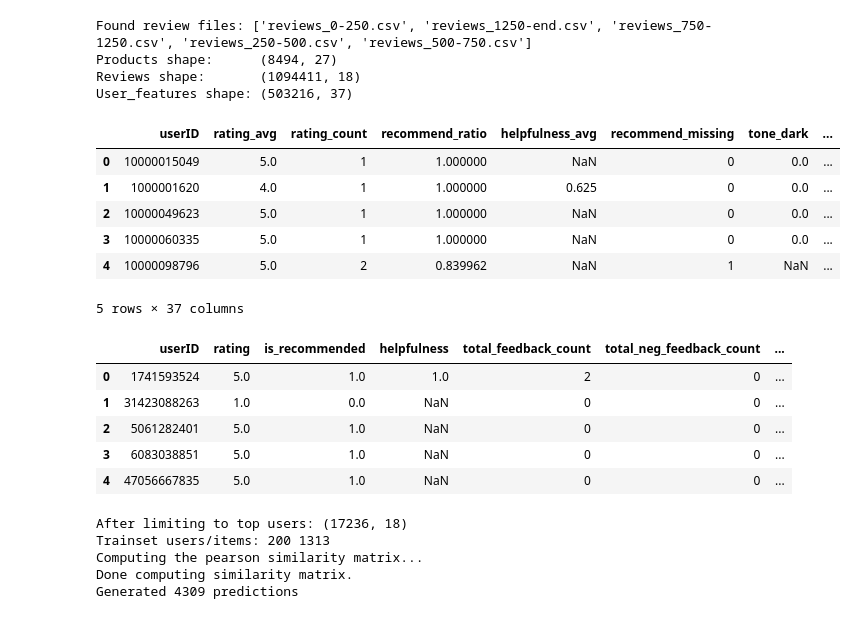
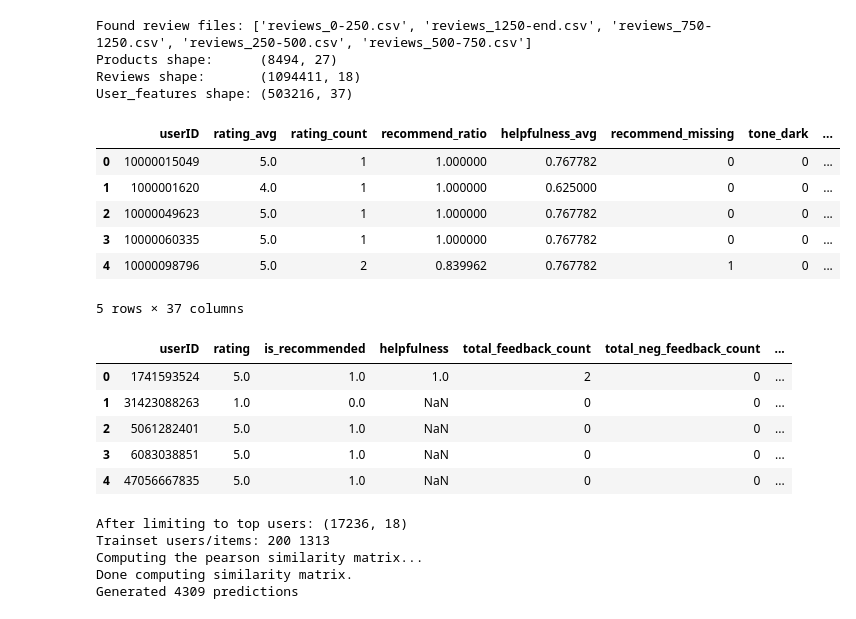
Before and after one commit to nurs-1502/Web_Mining_Project, a Jupyter notebook: Updated_Recommender_System.ipynb, the cells around one changed output. Saved outputs shown, nothing was run; the diff lists cells and outputs as text; code cells hidden in the pictures.

```diff
--- a/Updated_Recommender_System.ipynb
+++ b/Updated_Recommender_System.ipynb
@@ -7,7 +7,7 @@ my_seed = 0
 random.seed(my_seed)
 np.random.seed(my_seed)
 # %%
-# ─── Cell 2: Imports, Load & Clean Data, Build Full User Features ─────────────
+# ─── Cell 2: Imports, Load & Clean Data, Build & Clean User Features ───────────
 import os
 import pandas as pd
 
@@ -32,7 +32,6 @@ products['itemID'] = products['itemID'].astype(str)
 review_files = [f for f in os.listdir(dataset_folder) if f.startswith('reviews')]
 print("Found review files:", review_files)
 
-# Read and clean each reviews file
 dfs = []
 for f in review_files:
     df = pd.read_csv(os.path.join(dataset_folder, f), low_memory=False)
@@ -40,28 +39,21 @@ for f in review_files:
     dfs.append(df)
 reviews = pd.concat(dfs, ignore_index=True)
 
-# Standardize column names
 reviews = reviews.rename(columns={
     'author_id':   'userID',
     'product_id':  'itemID',
     'rating':      'rating',
     'review_text': 'review_text'
 })
-
-# Cast types & handle missing ratings
 reviews['userID'] = reviews['userID'].astype(str)
 reviews['itemID'] = reviews['itemID'].astype(str)
 reviews['rating'] = pd.to_numeric(reviews['rating'], errors='coerce')
-# For CF models we drop rows without ratings
 reviews = reviews.dropna(subset=['rating'])
 reviews['rating'] = reviews['rating'].astype(float)
-
-# Ensure review_text is string
 reviews['review_text'] = reviews.get('review_text','').fillna('').astype(str)
 
 # 2.4 Build full user_features as per teammate’s selection
 
-# 2.4.1 Numeric aggregates
 user_stats = (
     reviews
       .groupby('userID')
@@ -73,52 +65,59 @@ user_stats = (
       )
 )
 
-# 2.4.2 Missing‐flag & imputation for recommend_ratio
 user_stats['recommend_missing'] = user_stats['recommend_ratio'].isna().astype(int)
 global_recommend = reviews['is_recommended'].mean()
 user_stats['recommend_ratio'] = user_stats['recommend_ratio'].fillna(global_recommend)
 
-# 2.4.3 First‐review profile fields
 profile = (
     reviews
       .sort_values('submission_time')
       .dropna(subset=['skin_tone','skin_type','eye_color','hair_color'])
       .groupby('userID')
       .first()[['skin_tone','skin_type','eye_color','hair_color']]
 )
 
-# 2.4.4 One‐hot encode each profile dimension
-# 2.4.4 One‐hot encode each profile dimension (force 0/1 ints)
 tone_dummies = pd.get_dummies(profile['skin_tone'], prefix='tone').astype(int)
 type_dummies = pd.get_dummies(profile['skin_type'], prefix='type').astype(int)
 eye_dummies  = pd.get_dummies(profile['eye_color'], prefix='eye').astype(int)
 hair_dummies = pd.get_dummies(profile['hair_color'], prefix='hair').astype(int)
-
 
 user_profile = pd.concat(
     [profile.index.to_series(), tone_dummies, type_dummies, eye_dummies, hair_dummies],
     axis=1
 ).set_index('userID')
 
-# 2.4.5 Merge stats + profile
 user_features = user_stats.join(user_profile, how='left').reset_index()
+
+# ─── Fill any remaining NaNs in user_features ──────────────────────────────────
+# 1) Fill helpfulness_avg with global mean
+global_help = reviews['helpfulness'].mean()
+user_features['helpfulness_avg'] = user_features['helpfulness_avg'].fillna(global_help)
+
+# 2) Fill numeric columns with 0
+num_cols   = ['rating_avg','rating_count','recommend_ratio','helpfulness_avg','recommend_missing']
+user_features[num_cols] = user_features[num_cols].fillna(0)
+
+# 3) Fill all dummies with 0
+dummy_cols = [c for c in user_features.columns if c.startswith(('tone_','type_','eye_','hair_'))]
+user_features[dummy_cols] = user_features[dummy_cols].fillna(0).astype(int)
 
 # Outputs
 print("Products shape:     ", products.shape)
 print("Reviews shape:      ", reviews.shape)
 print("User_features shape:", user_features.shape)
 display(user_features.head(), reviews.head())
 # %% [output]
 Found review files: ['reviews_0-250.csv', 'reviews_1250-end.csv', 'reviews_750-1250.csv', 'reviews_250-500.csv', 'reviews_500-750.csv']
 Products shape:      (8494, 27)
 Reviews shape:       (1094411, 18)
 User_features shape: (503216, 37)
 |  | userID | rating_avg | rating_count | recommend_ratio | helpfulness_avg | recommend_missing | tone_dark | ... |
-| 0 | 10000015049 | 5.0 | 1 | 1.000000 | NaN | 0 | 0.0 | ... |
-| 1 | 1000001620 | 4.0 | 1 | 1.000000 | 0.625 | 0 | 0.0 | ... |
-| 2 | 10000049623 | 5.0 | 1 | 1.000000 | NaN | 0 | 0.0 | ... |
-| 3 | 10000060335 | 5.0 | 1 | 1.000000 | NaN | 0 | 0.0 | ... |
-| 4 | 10000098796 | 5.0 | 2 | 0.839962 | NaN | 1 | NaN | ... |
+| 0 | 10000015049 | 5.0 | 1 | 1.000000 | 0.767782 | 0 | 0 | ... |
+| 1 | 1000001620 | 4.0 | 1 | 1.000000 | 0.625000 | 0 | 0 | ... |
+| 2 | 10000049623 | 5.0 | 1 | 1.000000 | 0.767782 | 0 | 0 | ... |
+| 3 | 10000060335 | 5.0 | 1 | 1.000000 | 0.767782 | 0 | 0 | ... |
+| 4 | 10000098796 | 5.0 | 2 | 0.839962 | 0.767782 | 1 | 0 | ... |
 5 rows × 37 columns
 |  | userID | rating | is_recommended | helpfulness | total_feedback_count | total_neg_feedback_count | ... |
 | 0 | 1741593524 | 5.0 | 1.0 | 1.0 | 2 | 0 | ... |
```
Also changed, not shown: parts of 8 cells of this notebook.
